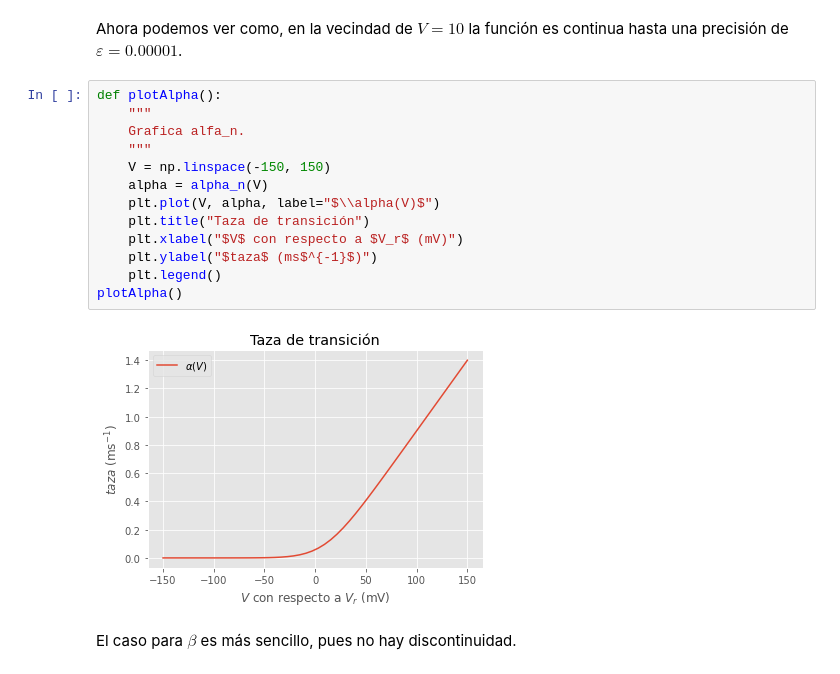
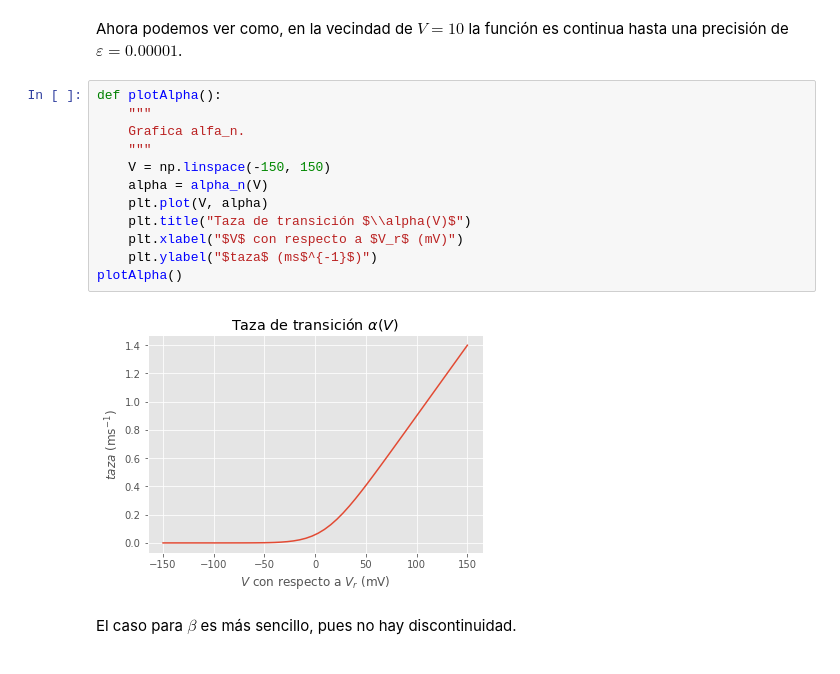
Before and after one commit to VMijangos/Redes_Neuronales, a Jupyter notebook: Notebooks/00 Modelo de Hudgkin-Huxley/Funciones de transición.ipynb, the cells around one changed output. Saved outputs shown, nothing was run; the diff lists cells and outputs as text.

```diff
--- a/Notebooks/00 Modelo de Hudgkin-Huxley/Funciones de transición.ipynb
+++ b/Notebooks/00 Modelo de Hudgkin-Huxley/Funciones de transición.ipynb
@@ -76,18 +76,17 @@ Ahora podemos ver como, en la vecindad de $V = 10$ la función es continua hasta
 # %%
 def plotAlpha():
     """
     Grafica alfa_n.
     """
     V = np.linspace(-150, 150)
     alpha = alpha_n(V)
-    plt.plot(V, alpha, label="$\\alpha(V)$")
-    plt.title("Taza de transición")
+    plt.plot(V, alpha)
+    plt.title("Taza de transición $\\alpha(V)$")
     plt.xlabel("$V$ con respecto a $V_r$ (mV)")
     plt.ylabel("$taza$ (ms$^{-1}$)")
-    plt.legend()
 plotAlpha()
 # %% [output]
-[figure, old version]
+[figure, new version]
 # %% [markdown]
 El caso para $\beta$ es más sencillo, pues no hay discontinuidad.
 # %%
```
Also changed, not shown: 3 other files.
